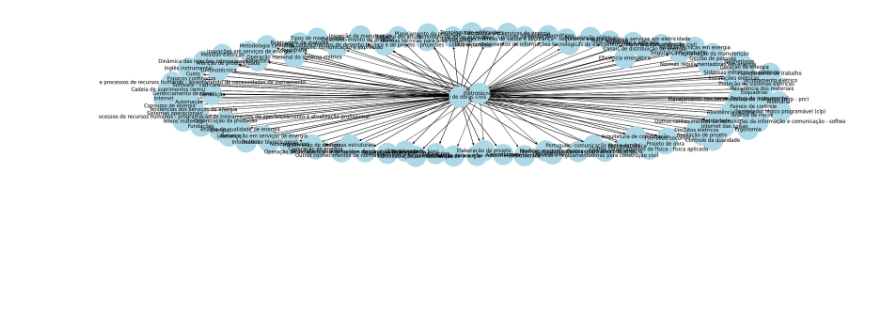
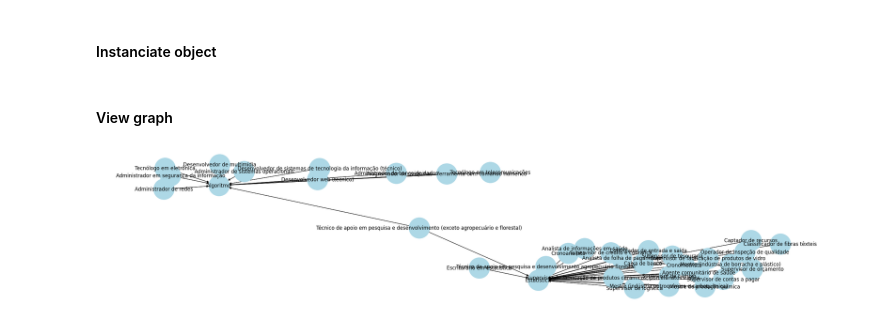
Before and after one commit to NophaieViscente/HR, a Jupyter notebook: app/EDA_graph.ipynb, the cells around one changed output. Saved outputs shown, nothing was run; the diff lists cells and outputs as text; code cells hidden in the pictures; blank space fills up the shorter version.

Commit message:
fix method build of module

```diff
--- a/app/EDA_graph.ipynb
+++ b/app/EDA_graph.ipynb
@@ -5,13 +9,19 @@ from decouple import config
 URI = config("URI")
 USER = config("USER")
 PASSWORD = config("PASSWORD")
+# %% [markdown]
+#### Instanciate object
 # %%
 graph_builder = GraphBuilder(uri=URI, user=USER, password=PASSWORD)
-# %%
-query = '''
-   MATCH (n)-[r]-(m) RETURN n,r,m
-'''
-
-graph_builder.build(query=query, limit_entities_return=250)
-# %% [output]
-[figure, removed]
+# %% [markdown]
+#### View graph
+# %%
+query = '''
+   MATCH (occupation)-[r:IMPORTANCE]-(knowledge)-[x:FREQUENCY]-(occupation)
+   WHERE r.level = 4 AND x.level = 4 AND knowledge.name IN ["Algoritmo", "Estatística"]
+   RETURN occupation, r,  knowledge, x
+'''
+# Create graph with result of query
+graph_builder.build(query=query, property_node="name", limit_entities_return=35)
+# %% [output]
+[figure, added]
```
Also changed, not shown: parts of 2 cells of this notebook, 2 other files.
